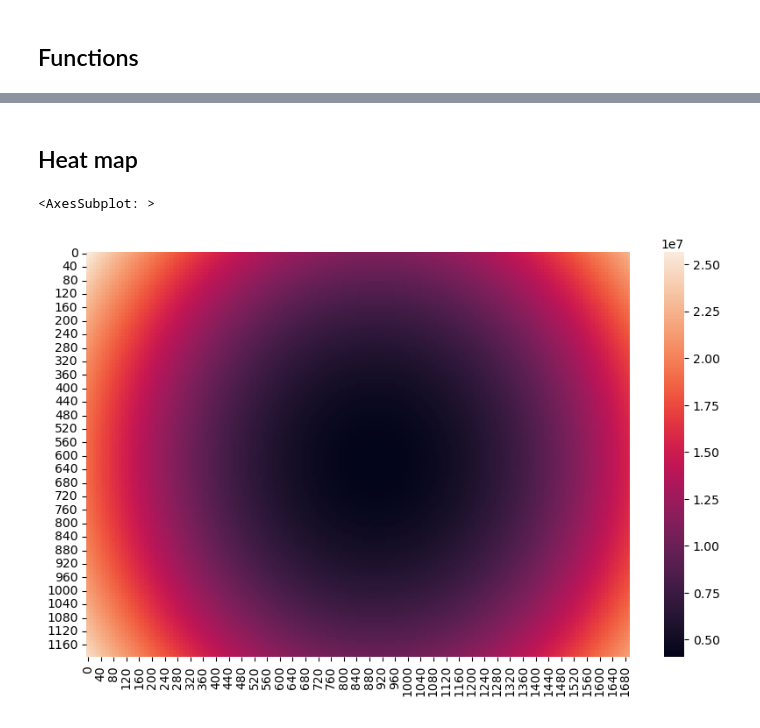
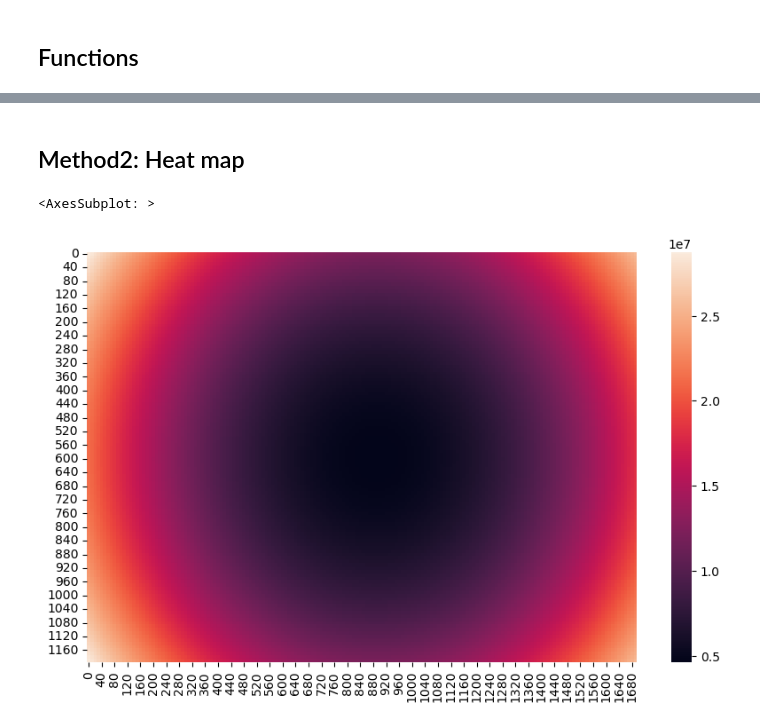
Before and after one commit to keke1022/DWP, a Jupyter notebook: addclinic.ipynb, the cells around one changed output, grey strips where cells are left out. Cells and saved outputs as stored; diff of their text form; code cells hidden in the pictures.

```diff
--- a/addclinic.ipynb
+++ b/addclinic.ipynb
@@ -131,41 +129,42 @@ data_df.head()
 # %% [markdown]
-## Heat map
+## Method2: Heat map
 # %%
 data_df = pd.read_excel("community.xlsx")
 communities_x_list = (data_df["x"]).tolist()
 communities_y_list = (data_df["y"]).tolist()
 communities_w_list = data_df["w"].tolist()
 
-#communities_w_list = np.ones(21).tolist()
+communities_w_list = np.ones(21).tolist()
 data_df.head()
 
-x_coordinate_list_str = [str(i) for i in range (0,1700,10)]
-y_coordinate_list_str = [str(i) for i in range (0,1200,10)]
-x_coordinate_list = [i for i in range (0,1700,10)]
-y_coordinate_list = [i for i in range (0,1200,10)]
+interval = 10
+x_coordinate_list_str = [str(i) for i in range (0,1700,interval)]
+y_coordinate_list_str = [str(i) for i in range (0,1200,interval)]
+x_coordinate_list = [i for i in range (0,1700,interval)]
+y_coordinate_list = [i for i in range (0,1200,interval)]
 
 heatmap_array = np.zeros((len(y_coordinate_list),len(x_coordinate_list)))
 one_cost_coefficient = costFunc(communities_w_list, communities_x_list, communities_y_list).tolist()[0]
 
 for i in range(0,len(x_coordinate_list)):
     for j in range(0,len(y_coordinate_list)):
         x = x_coordinate_list[i]
         y = y_coordinate_list[j]
         one_cost_value = plugXY (one_cost_coefficient, x, y)
         heatmap_array[j,i] = one_cost_value
 
-x_tick_list = [str(i) for i in range (0,1700,10)]
-y_tick_list = [str(i) for i in range (0,1200,10)]
+x_tick_list = [str(i) for i in range (0,1700,interval)]
+y_tick_list = [str(i) for i in range (0,1200,interval)]
 
 data_tick_dic = {}
 
 for i in range(len(x_tick_list)):
     data_tick_dic[x_tick_list[i]] = heatmap_array[:,i]
 
 pd_data=pd.DataFrame(data_tick_dic,index=y_tick_list,columns=x_tick_list)
 
 plt.figure(figsize=(10, 6))
 sns.heatmap(pd_data, square=False)
 # %% [output]
 <AxesSubplot: >
-[figure, old version]
+[figure, new version]
```
Also changed, not shown: parts of 10 cells of this notebook, 13 other files.
